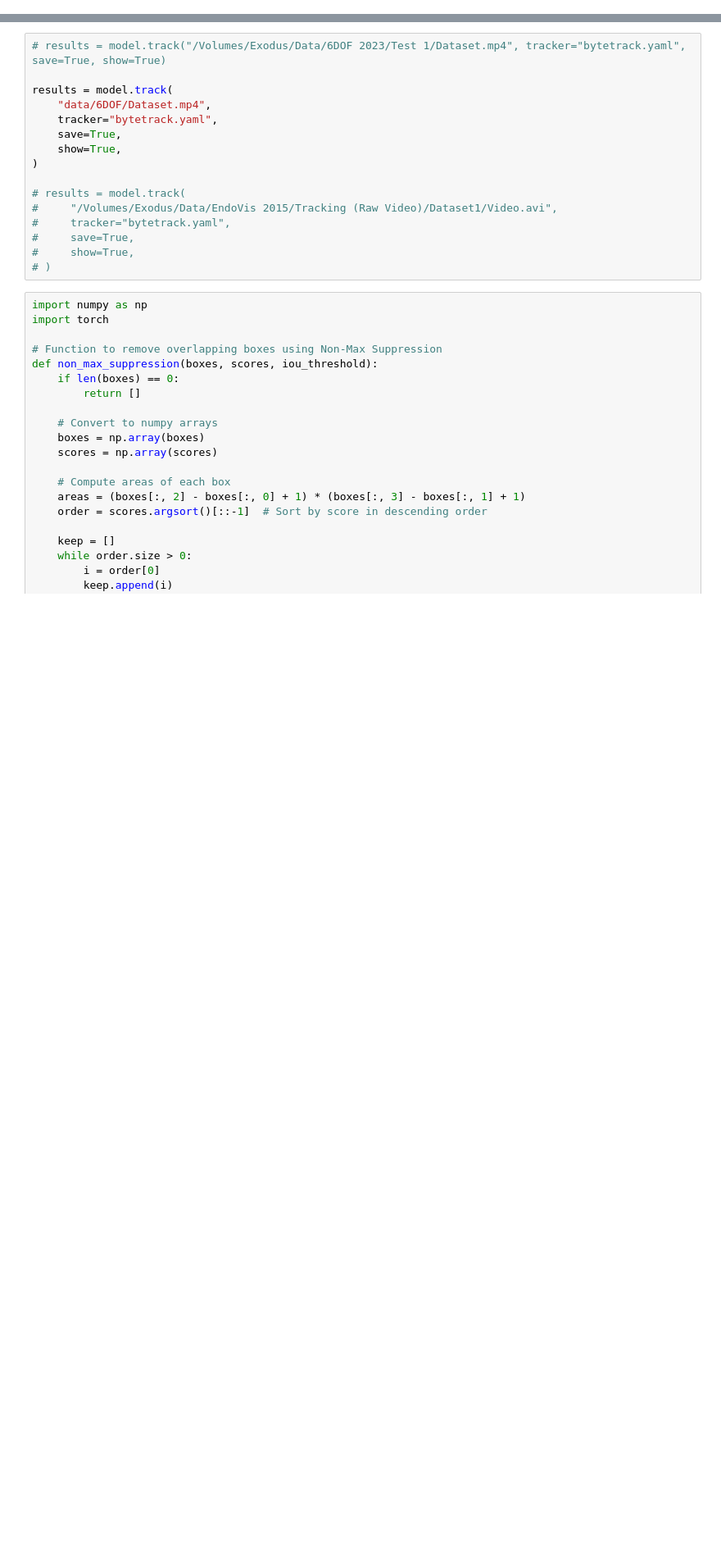
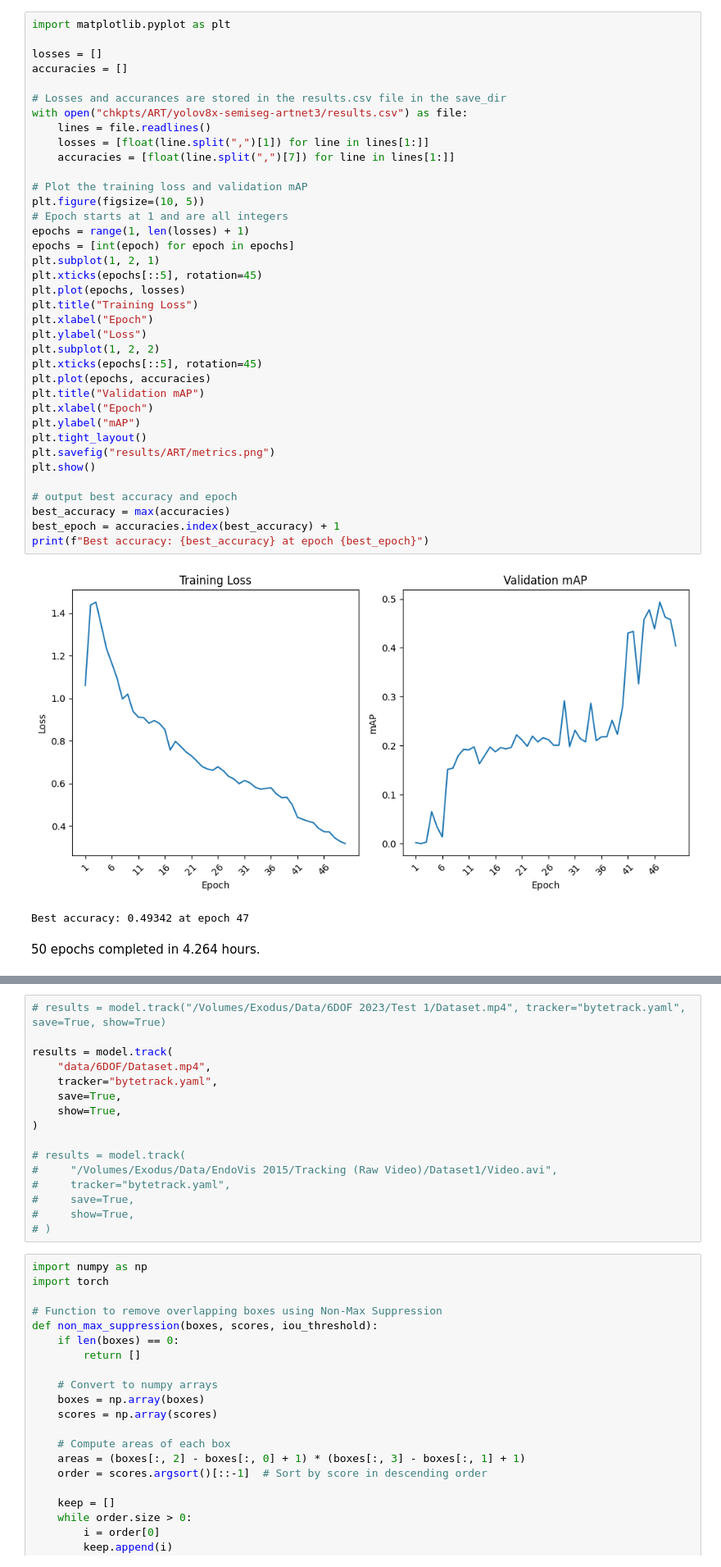
Before and after one commit to omariosc/msc-surgical-tool-tracking, a Jupyter notebook: ART.ipynb, the cells around one changed output, grey strips where cells are left out. Shown at 82% size. Drawn from its saved outputs; the diff is of its cells as text; blank space fills up the shorter version.

```diff
--- a/ART.ipynb
+++ b/ART.ipynb
@@ -265,0 +1,42 @@ def create_annotations(
+# %%
+import matplotlib.pyplot as plt
+
+losses = []
+accuracies = []
+
+# Losses and accurances are stored in the results.csv file in the save_dir
+with open("chkpts/ART/yolov8x-semiseg-artnet3/results.csv") as file:
+    lines = file.readlines()
+    losses = [float(line.split(",")[1]) for line in lines[1:]]
+    accuracies = [float(line.split(",")[7]) for line in lines[1:]]
+
+# Plot the training loss and validation mAP
+plt.figure(figsize=(10, 5))
+# Epoch starts at 1 and are all integers
+epochs = range(1, len(losses) + 1)
+epochs = [int(epoch) for epoch in epochs]
+plt.subplot(1, 2, 1)
+plt.xticks(epochs[::5], rotation=45)
+plt.plot(epochs, losses)
+plt.title("Training Loss")
+plt.xlabel("Epoch")
+plt.ylabel("Loss")
+plt.subplot(1, 2, 2)
+plt.xticks(epochs[::5], rotation=45)
+plt.plot(epochs, accuracies)
+plt.title("Validation mAP")
+plt.xlabel("Epoch")
+plt.ylabel("mAP")
+plt.tight_layout()
+plt.savefig("results/ART/metrics.png")
+plt.show()
+
+# output best accuracy and epoch
+best_accuracy = max(accuracies)
+best_epoch = accuracies.index(best_accuracy) + 1
+print(f"Best accuracy: {best_accuracy} at epoch {best_epoch}")
+# %% [output]
+[figure, added]
+Best accuracy: 0.49342 at epoch 47
+# %% [markdown]
+50 epochs completed in 4.264 hours.
```
Also changed, not shown: parts of 11 cells of this notebook.
